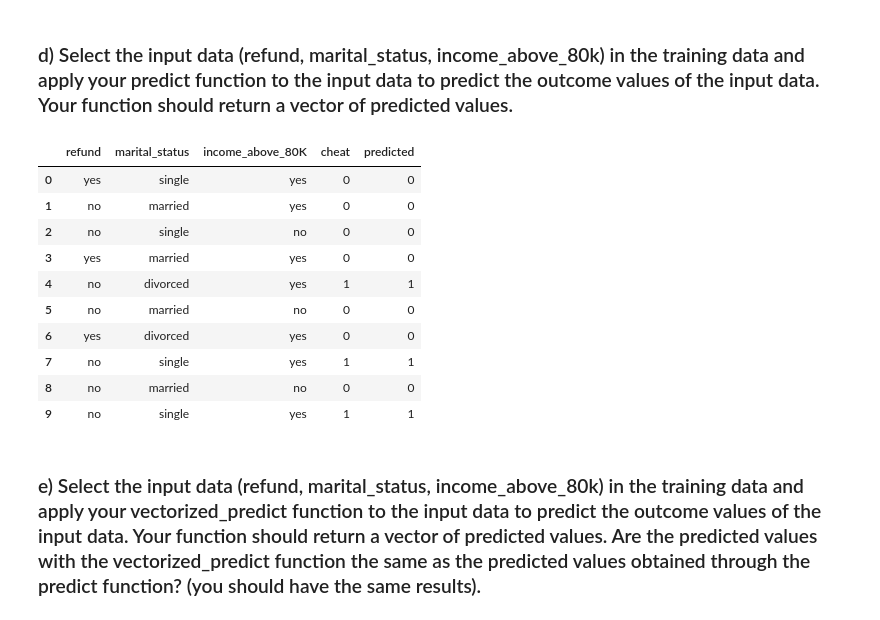
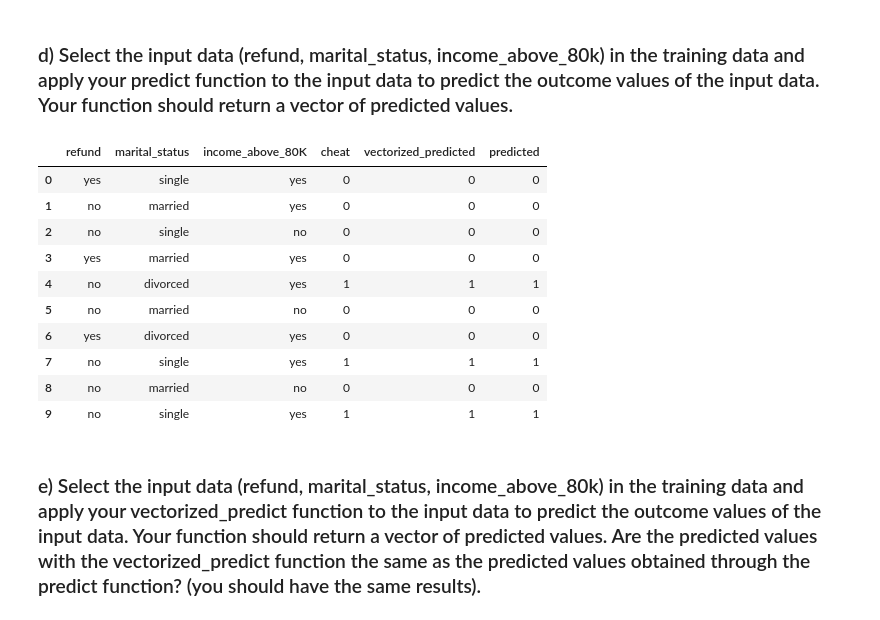
Before and after one commit to benkarabinus/nerdy_data_stuff, a Jupyter notebook: DU/COMP4448/Assignment2/Ben_Karabinus_Assignment2.ipynb, the cells around one changed output. Cells and saved outputs as stored; diff of their text form; code cells hidden in the pictures.

```diff
--- a/DU/COMP4448/Assignment2/Ben_Karabinus_Assignment2.ipynb
+++ b/DU/COMP4448/Assignment2/Ben_Karabinus_Assignment2.ipynb
@@ -11,12 +11,16 @@ from scipy.stats import entropy
 # %% [markdown]
 You are provided with the following training data set.
 # %%
-"""load the training data  into a pandas dataframe"""
+"""
+load the training data  into a pandas dataframe
+NOTE: cheat == 1 indicates  "yes" cheating on tax return
+"""
 
 refund = ['yes',  'no', 'no', 'yes', 'no',  'no',  'yes', 'no', 'no', 'no']
 marital_status = ['single', 'married', 'single', 'married', 'divorced', 'married','divorced', 'single', 'married', 'single']
 income_above_80K = ['yes', 'yes', 'no', 'yes', 'yes', 'no', 'yes','yes', 'no','yes']
 cheat = [0, 0, 0, 0, 1, 0, 0, 1, 0, 1]
 
-tax_data = pd.DataFrame({'refund': refund, 'marital_status': marital_status, 'income_above_80K': income_above_80K,
+training_data = pd.DataFrame({'refund': refund, 'marital_status': marital_status, 'income_above_80K': income_above_80K,
                         'cheat': cheat})
+training_data
@@ -74,20 +91,21 @@ def vectorized_predict(data):
     return predicted
 # %% [markdown]
 ### d)	Select the input data (refund, marital_status, income_above_80k) in the training data and apply your predict function to the input data to predict the outcome values of the input data. Your function should return a vector of predicted values.
-# %%
-tax_data['predicted'] = vectorized_predict(tax_data)
-tax_data
-# %% [output]
-|  | refund | marital_status | income_above_80K | cheat | predicted |
-| 0 | yes | single | yes | 0 | 0 |
-| 1 | no | married | yes | 0 | 0 |
-| 2 | no | single | no | 0 | 0 |
-| 3 | yes | married | yes | 0 | 0 |
-| 4 | no | divorced | yes | 1 | 1 |
-| 5 | no | married | no | 0 | 0 |
-| 6 | yes | divorced | yes | 0 | 0 |
-| 7 | no | single | yes | 1 | 1 |
-| 8 | no | married | no | 0 | 0 |
-| 9 | no | single | yes | 1 | 1 |
+# %%
+"""apply the  iterative  rule function to the data"""
+training_data['predicted'] = predict(training_data)
+training_data
+# %% [output]
+|  | refund | marital_status | income_above_80K | cheat | vectorized_predicted | predicted |
+| 0 | yes | single | yes | 0 | 0 | 0 |
+| 1 | no | married | yes | 0 | 0 | 0 |
+| 2 | no | single | no | 0 | 0 | 0 |
+| 3 | yes | married | yes | 0 | 0 | 0 |
+| 4 | no | divorced | yes | 1 | 1 | 1 |
+| 5 | no | married | no | 0 | 0 | 0 |
+| 6 | yes | divorced | yes | 0 | 0 | 0 |
+| 7 | no | single | yes | 1 | 1 | 1 |
+| 8 | no | married | no | 0 | 0 | 0 |
+| 9 | no | single | yes | 1 | 1 | 1 |
 # %% [markdown]
 ### e)	Select the input data (refund, marital_status, income_above_80k) in the training data and apply your vectorized_predict function to the input data to predict the outcome values of the input data. Your function should return a vector of predicted values. Are the predicted values with the vectorized_predict function the same as the predicted values obtained through the predict function? (you should have the same results).
```
Also changed, not shown: parts of 43 cells of this notebook, 1 other file.
